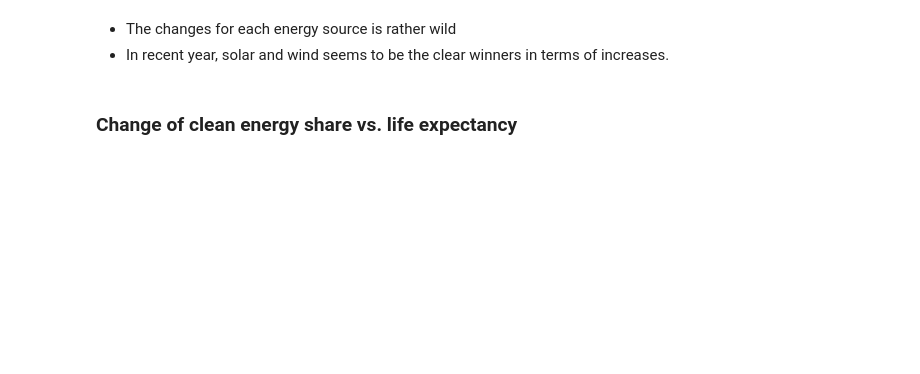
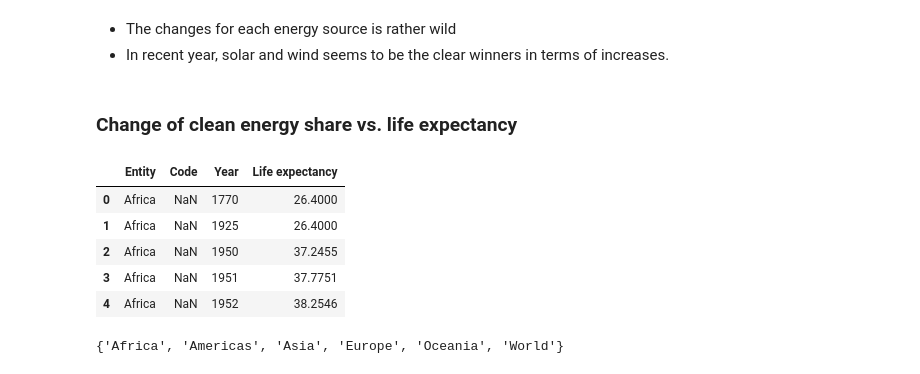
Before and after one commit to roy-y-2023/data3310, a Jupyter notebook: FinalProject/DATA_3310_Final_Project_Stage2_Roy.ipynb, the cells around one changed output. Saved outputs shown, nothing was run; the diff lists cells and outputs as text; code cells hidden in the pictures; blank space fills up the shorter version.

```diff
--- a/FinalProject/DATA_3310_Final_Project_Stage2_Roy.ipynb
+++ b/FinalProject/DATA_3310_Final_Project_Stage2_Roy.ipynb
@@ -467,3 +286,19 @@ change_of_world_energy_consumption_by_source_and_year_labels_right = change_of_w
 - In recent year, solar and wind seems to be the clear winners in terms of increases.
 # %% [markdown]
 ### Change of clean energy share vs. life expectancy
+# %%
+life_expectancy_filename = "life-expectancy.csv"
+life_expectancy_df = pd.read_csv(life_expectancy_filename)
+life_expectancy_df.head()
+# %% [output]
+|  | Entity | Code | Year | Life expectancy |
+| 0 | Africa | NaN | 1770 | 26.4000 |
+| 1 | Africa | NaN | 1925 | 26.4000 |
+| 2 | Africa | NaN | 1950 | 37.2455 |
+| 3 | Africa | NaN | 1951 | 37.7751 |
+| 4 | Africa | NaN | 1952 | 38.2546 |
+# %%
+continent_entity_names = set(life_expectancy_df["Entity"])
+continent_entity_names
+# %% [output]
+{'Africa', 'Americas', 'Asia', 'Europe', 'Oceania', 'World'}
```
Also changed, not shown: parts of 10 cells of this notebook, 4 other files.
